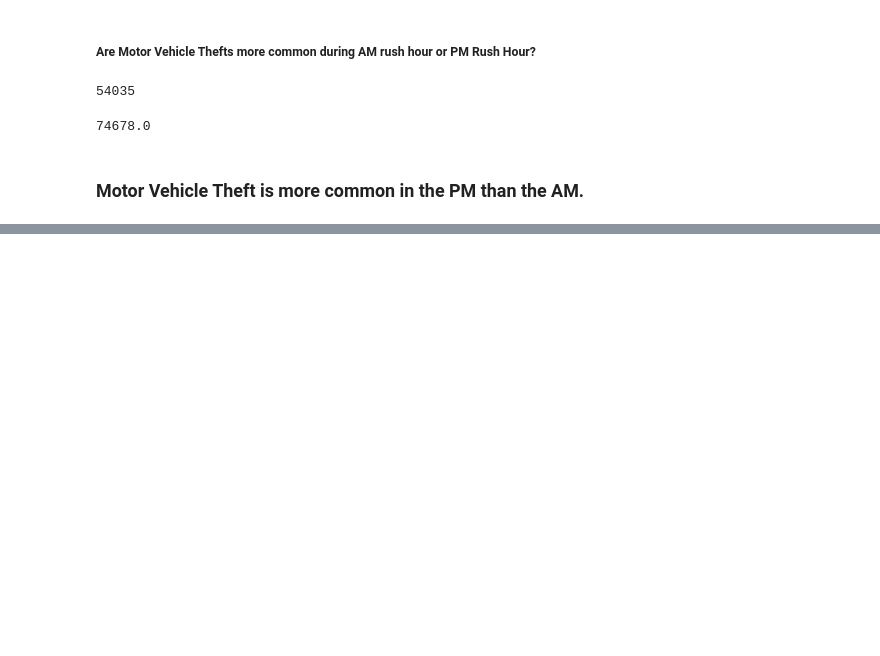
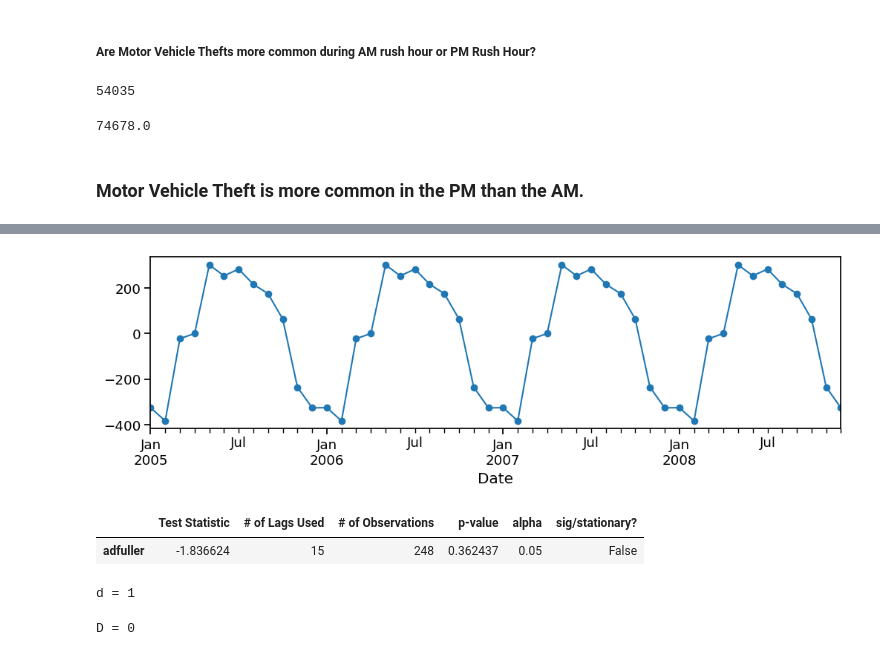
Before and after one commit to rebeccabosneac/Project-3, a Jupyter notebook: Project 3.ipynb, the cells around one changed output, grey strips where cells are left out. Saved outputs shown, nothing was run; the diff lists cells and outputs as text; code cells hidden in the pictures; blank space fills up the shorter version.

```diff
--- a/Project 3.ipynb
+++ b/Project 3.ipynb
@@ -340,0 +513,26 @@ pm_rush.loc['MOTOR VEHICLE THEFT']
+# %%
+#plot the time series to see the seasonality
+seasonal = decomp.seasonal
+ax = seasonal.loc['2005': '2008'].plot(marker = 'o')
+# %% [output]
+[figure, added]
+# %%
+# Check for stationarity
+get_adfuller_results(assault)
+# %% [output]
+|  | Test Statistic | # of Lags Used | # of Observations | p-value | alpha | sig/stationary? |
+| adfuller | -1.836624 | 15 | 248 | 0.362437 | 0.05 | False |
+# %%
+#determine nonseasonal differencing
+# determine d
+d = ndiffs(assault)
+print (f'd = {d}')
+# %% [output]
+d = 1
+# %%
+#determine seasonal differencing
+# Determine D
+D = nsdiffs(assault, m =12)
+print(f'D = {D}')
+# %% [output]
+D = 0
```
Also changed, not shown: parts of 59 cells of this notebook.
